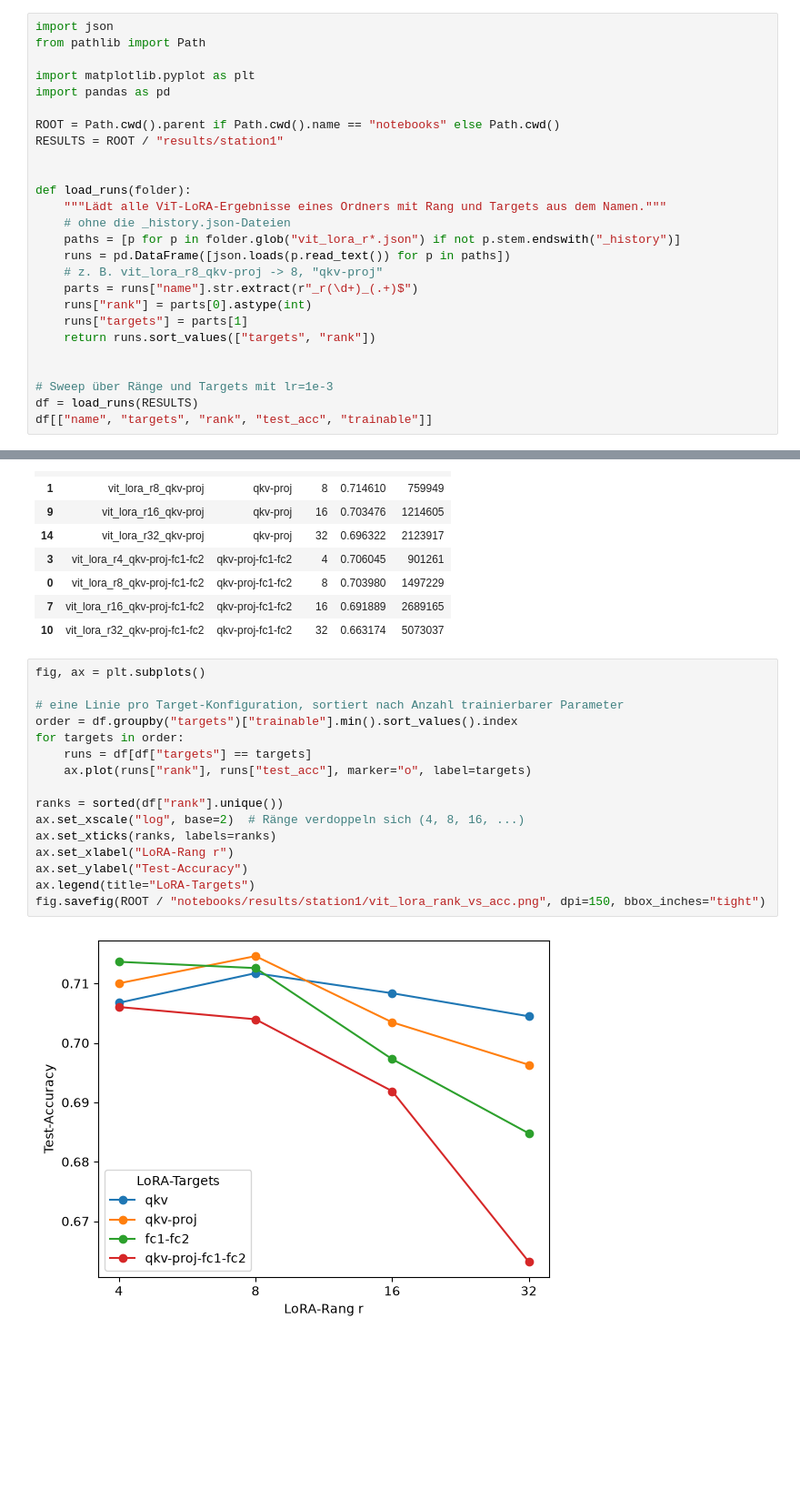
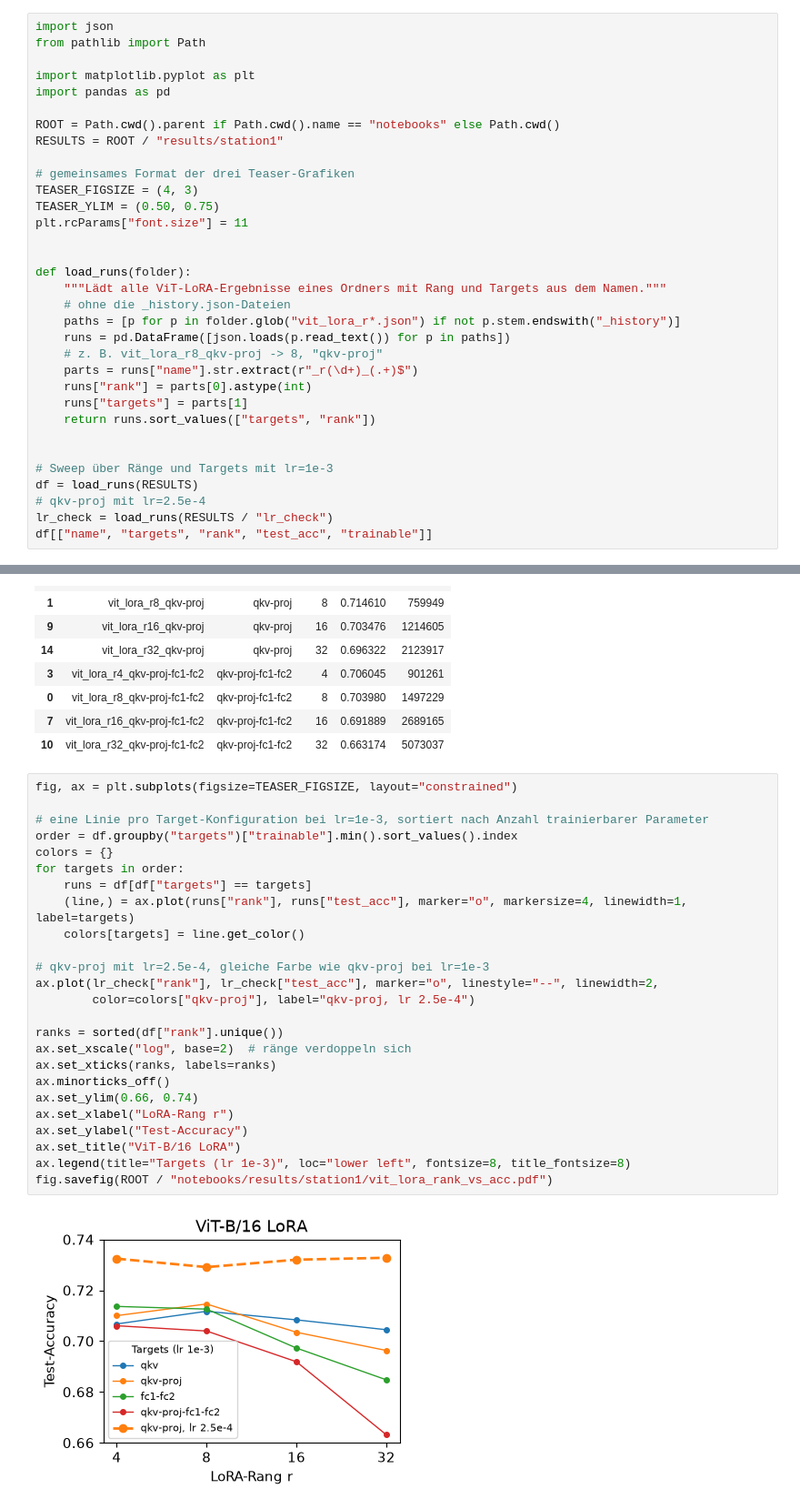
Before and after one commit to FarbKlexx/deep-learning-computer-vision, a Jupyter notebook: notebooks/results_analysis.ipynb, the cells around one changed output, grey strips where cells are left out. Shown at 91% size. Drawn from its saved outputs; the diff is of its cells as text; blank space fills up the shorter version.

Commit message:
corrected final plots

```diff
--- a/notebooks/results_analysis.ipynb
+++ b/notebooks/results_analysis.ipynb
@@ -7,6 +7,11 @@ import pandas as pd
 
 ROOT = Path.cwd().parent if Path.cwd().name == "notebooks" else Path.cwd()
 RESULTS = ROOT / "results/station1"
+
+# gemeinsames Format der drei Teaser-Grafiken
+TEASER_FIGSIZE = (4, 3)
+TEASER_YLIM = (0.50, 0.75)
+plt.rcParams["font.size"] = 11
 
 
 def load_runs(folder):
@@ -23,6 +28,8 @@ def load_runs(folder):
 
 # Sweep über Ränge und Targets mit lr=1e-3
 df = load_runs(RESULTS)
+# qkv-proj mit lr=2.5e-4
+lr_check = load_runs(RESULTS / "lr_check")
 df[["name", "targets", "rank", "test_acc", "trainable"]]
 # %% [output]
 |  | name | targets | rank | test_acc | trainable |
@@ -43,20 +50,29 @@ df[["name", "targets", "rank", "test_acc", "trainable"]]
 | 7 | vit_lora_r16_qkv-proj-fc1-fc2 | qkv-proj-fc1-fc2 | 16 | 0.691889 | 2689165 |
 | 10 | vit_lora_r32_qkv-proj-fc1-fc2 | qkv-proj-fc1-fc2 | 32 | 0.663174 | 5073037 |
 # %%
-fig, ax = plt.subplots()
+fig, ax = plt.subplots(figsize=TEASER_FIGSIZE, layout="constrained")
 
-# eine Linie pro Target-Konfiguration, sortiert nach Anzahl trainierbarer Parameter
+# eine Linie pro Target-Konfiguration bei lr=1e-3, sortiert nach Anzahl trainierbarer Parameter
 order = df.groupby("targets")["trainable"].min().sort_values().index
+colors = {}
 for targets in order:
     runs = df[df["targets"] == targets]
-    ax.plot(runs["rank"], runs["test_acc"], marker="o", label=targets)
+    (line,) = ax.plot(runs["rank"], runs["test_acc"], marker="o", markersize=4, linewidth=1, label=targets)
+    colors[targets] = line.get_color()
+
+# qkv-proj mit lr=2.5e-4, gleiche Farbe wie qkv-proj bei lr=1e-3
+ax.plot(lr_check["rank"], lr_check["test_acc"], marker="o", linestyle="--", linewidth=2,
+        color=colors["qkv-proj"], label="qkv-proj, lr 2.5e-4")
 
 ranks = sorted(df["rank"].unique())
-ax.set_xscale("log", base=2)  # Ränge verdoppeln sich (4, 8, 16, ...)
+ax.set_xscale("log", base=2)  # ränge verdoppeln sich
 ax.set_xticks(ranks, labels=ranks)
+ax.minorticks_off()
+ax.set_ylim(0.66, 0.74)
 ax.set_xlabel("LoRA-Rang r")
 ax.set_ylabel("Test-Accuracy")
-ax.legend(title="LoRA-Targets")
-fig.savefig(ROOT / "notebooks/results/station1/vit_lora_rank_vs_acc.png", dpi=150, bbox_inches="tight")
+ax.set_title("ViT-B/16 LoRA")
+ax.legend(title="Targets (lr 1e-3)", loc="lower left", fontsize=8, title_fontsize=8)
+fig.savefig(ROOT / "notebooks/results/station1/vit_lora_rank_vs_acc.pdf")
 # %% [output]
-[figure, old version]
+[figure, new version]
```
Also changed, not shown: parts of 2 cells of this notebook, 3 other files.
